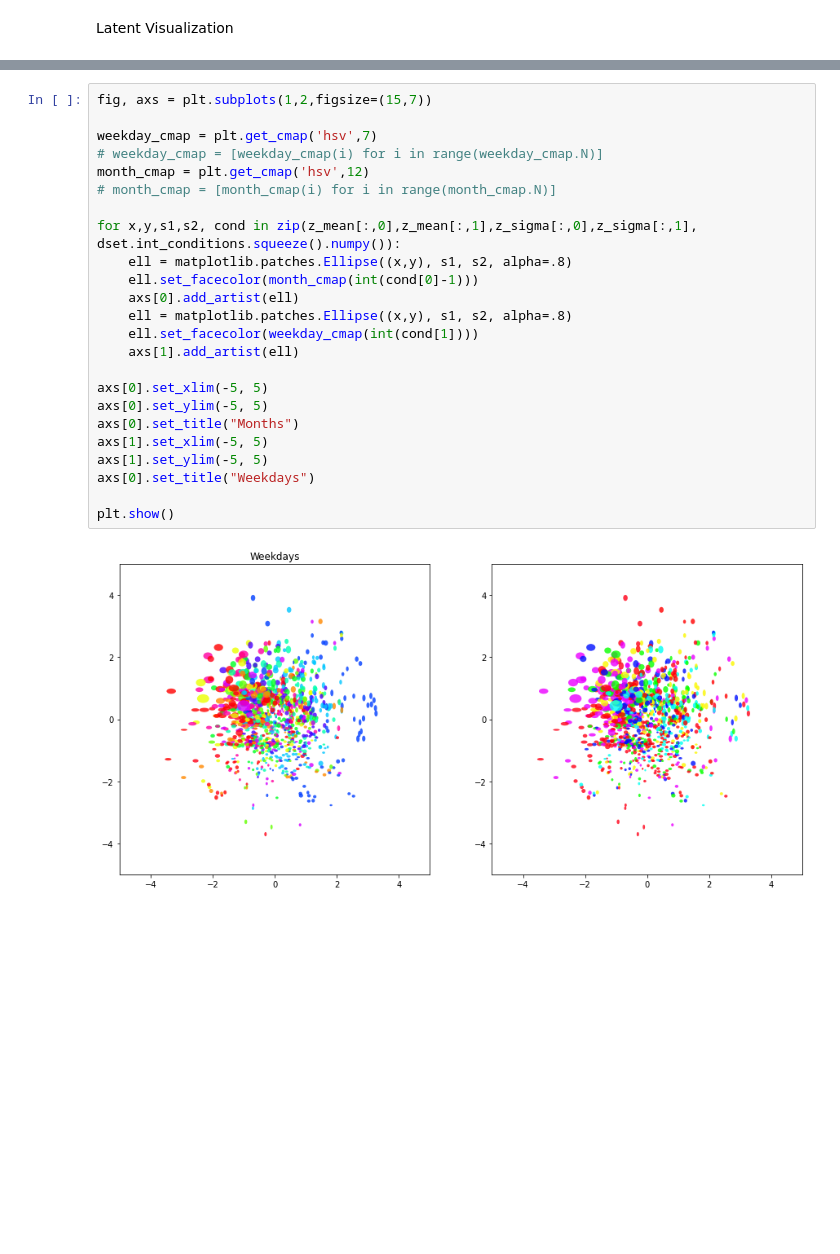
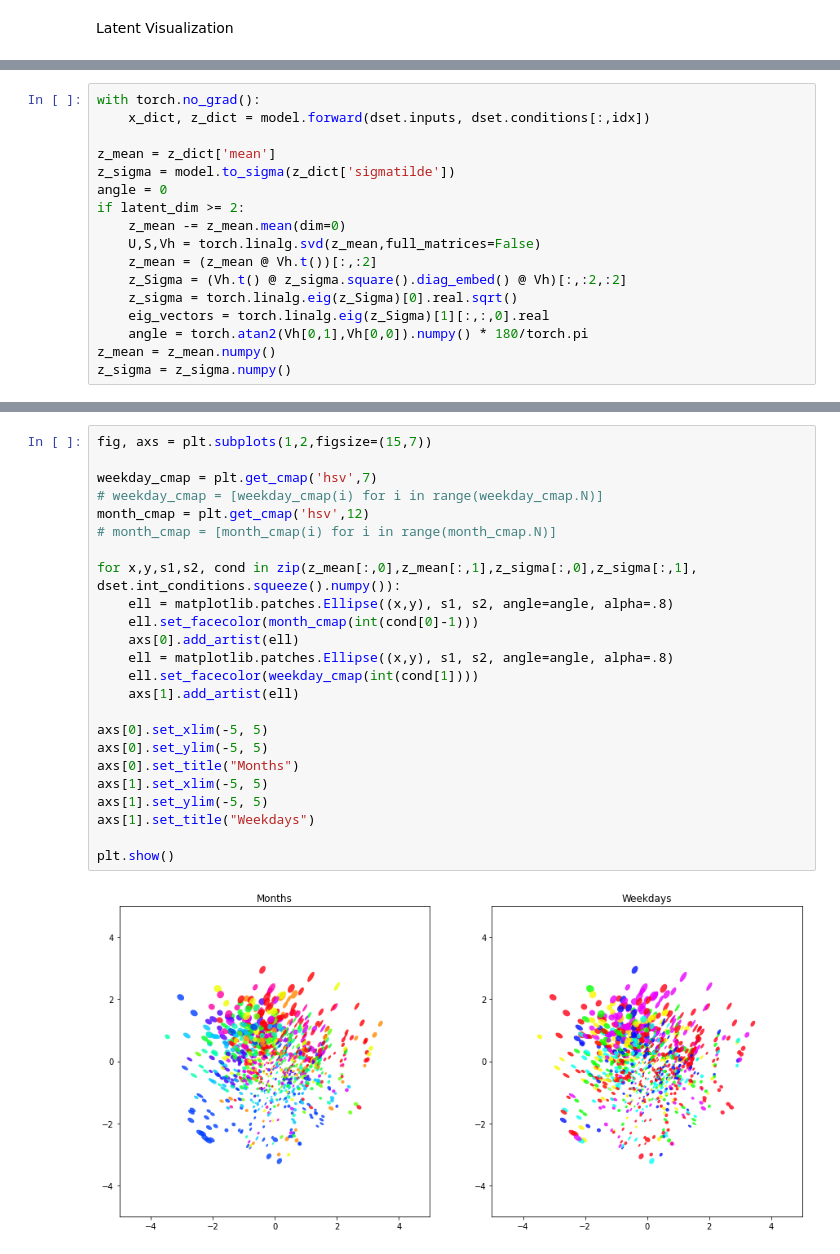
Before and after one commit to kabolat/IAAIP_tutorial, a Jupyter notebook: vae_load_generation.ipynb, the cells around one changed output, grey strips where cells are left out. Saved outputs shown, nothing was run; the diff lists cells and outputs as text; blank space fills up the shorter version.

Commit message:
Added PCA for latent vis.

```diff
--- a/vae_load_generation.ipynb
+++ b/vae_load_generation.ipynb
@@ -311,0 +306,17 @@ z_sigma = model.to_sigma(z_dict['sigmatilde']).numpy()
+# %%
+with torch.no_grad():
+    x_dict, z_dict = model.forward(dset.inputs, dset.conditions[:,idx])
+
+z_mean = z_dict['mean']
+z_sigma = model.to_sigma(z_dict['sigmatilde'])
+angle = 0
+if latent_dim >= 2:
+    z_mean -= z_mean.mean(dim=0)
+    U,S,Vh = torch.linalg.svd(z_mean,full_matrices=False)
+    z_mean = (z_mean @ Vh.t())[:,:2]
+    z_Sigma = (Vh.t() @ z_sigma.square().diag_embed() @ Vh)[:,:2,:2]
+    z_sigma = torch.linalg.eig(z_Sigma)[0].real.sqrt()
+    eig_vectors = torch.linalg.eig(z_Sigma)[1][:,:,0].real
+    angle = torch.atan2(Vh[0,1],Vh[0,0]).numpy() * 180/torch.pi
+z_mean = z_mean.numpy()
+z_sigma = z_sigma.numpy()
@@ -312,26 +326,26 @@ z_sigma = model.to_sigma(z_dict['sigmatilde']).numpy()
 # %%
 fig, axs = plt.subplots(1,2,figsize=(15,7))
 
 weekday_cmap = plt.get_cmap('hsv',7)
 # weekday_cmap = [weekday_cmap(i) for i in range(weekday_cmap.N)]
 month_cmap = plt.get_cmap('hsv',12)
 # month_cmap = [month_cmap(i) for i in range(month_cmap.N)]
 
 for x,y,s1,s2, cond in zip(z_mean[:,0],z_mean[:,1],z_sigma[:,0],z_sigma[:,1], dset.int_conditions.squeeze().numpy()):
-    ell = matplotlib.patches.Ellipse((x,y), s1, s2, alpha=.8)
+    ell = matplotlib.patches.Ellipse((x,y), s1, s2, angle=angle, alpha=.8)
     ell.set_facecolor(month_cmap(int(cond[0]-1)))
     axs[0].add_artist(ell)
-    ell = matplotlib.patches.Ellipse((x,y), s1, s2, alpha=.8)
+    ell = matplotlib.patches.Ellipse((x,y), s1, s2, angle=angle, alpha=.8)
     ell.set_facecolor(weekday_cmap(int(cond[1])))
     axs[1].add_artist(ell)
 
 axs[0].set_xlim(-5, 5)
 axs[0].set_ylim(-5, 5)
 axs[0].set_title("Months")
 axs[1].set_xlim(-5, 5)
 axs[1].set_ylim(-5, 5)
-axs[0].set_title("Weekdays")
+axs[1].set_title("Weekdays")
 
 plt.show()
 # %% [output]
-[figure, old version]
+[figure, new version]
```
Also changed, not shown: parts of 5 cells of this notebook.
